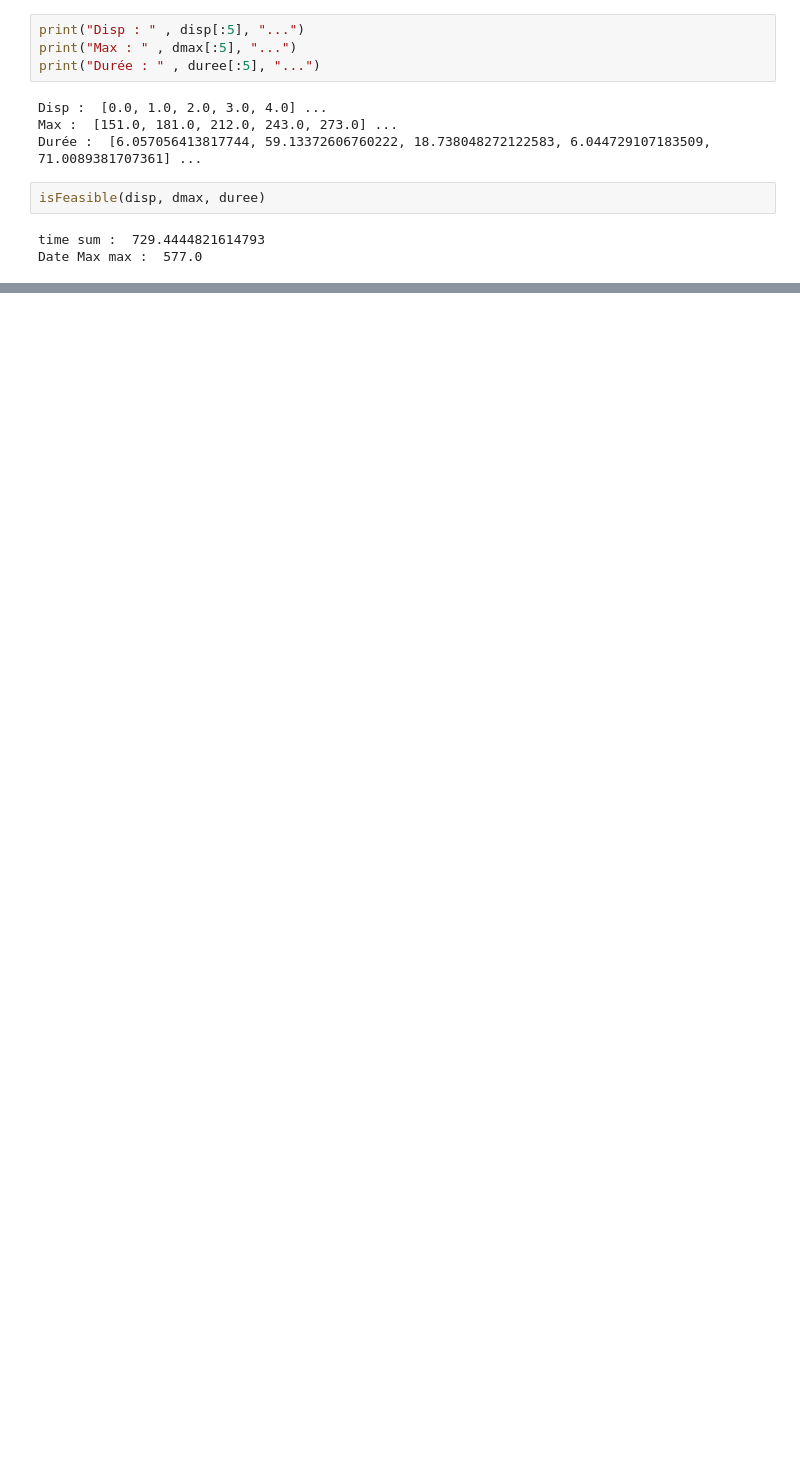
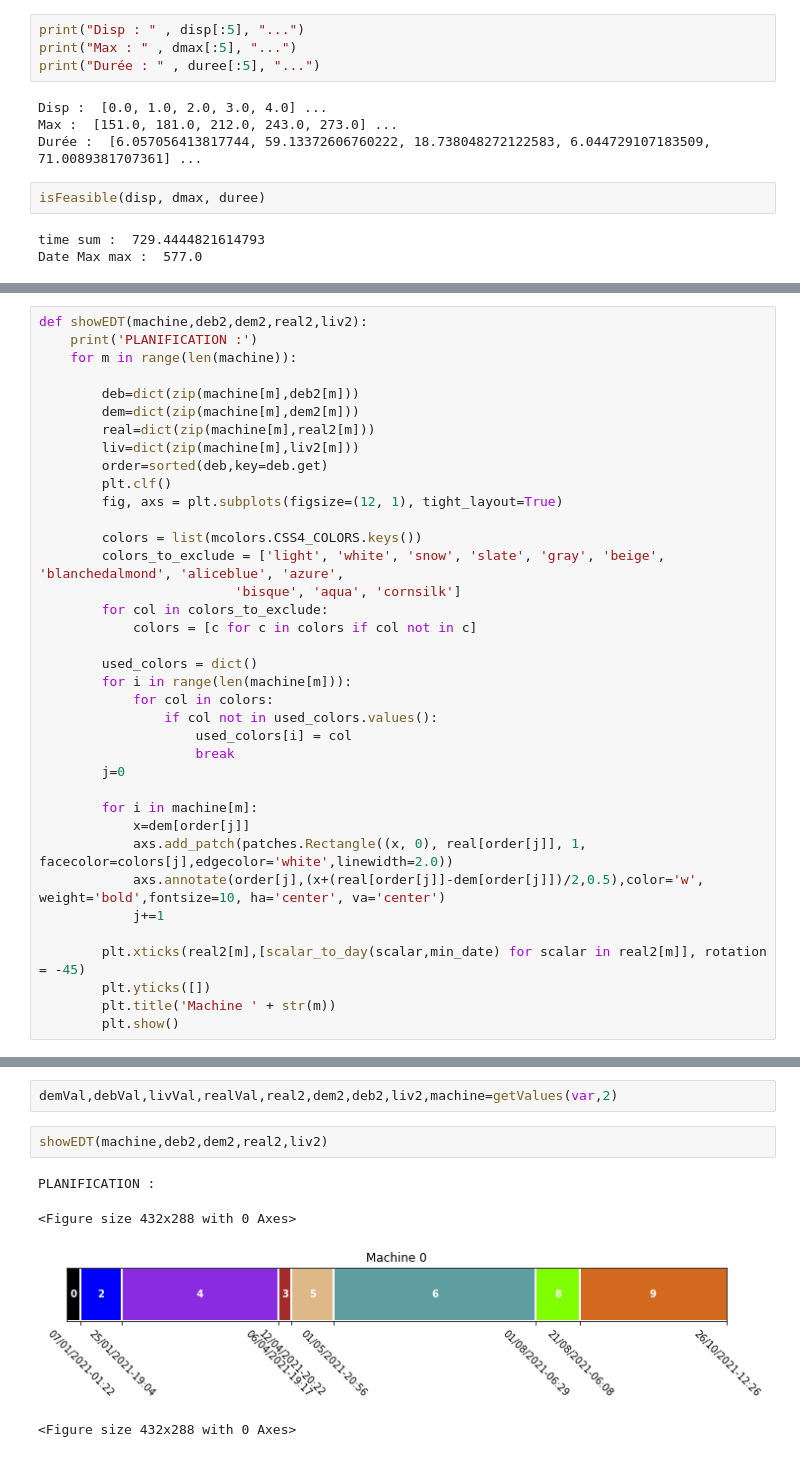
Before and after one commit to TinoMargely/BE-Orano-Scheduling, a Jupyter notebook: Notebook Test - Tino.ipynb, the cells around one changed output, grey strips where cells are left out. Saved outputs shown, nothing was run; the diff lists cells and outputs as text; blank space fills up the shorter version.

```diff
--- a/Notebook Test - Tino.ipynb
+++ b/Notebook Test - Tino.ipynb
@@ -324,0 +336,37 @@ x_(12,_9,_1) 0.0
+# %%
+def showEDT(machine,deb2,dem2,real2,liv2):
+    print('PLANIFICATION :')
+    for m in range(len(machine)):
+
+        deb=dict(zip(machine[m],deb2[m]))
+        dem=dict(zip(machine[m],dem2[m]))
+        real=dict(zip(machine[m],real2[m]))
+        liv=dict(zip(machine[m],liv2[m]))
+        order=sorted(deb,key=deb.get)
+        plt.clf()
+        fig, axs = plt.subplots(figsize=(12, 1), tight_layout=True)
+
+        colors = list(mcolors.CSS4_COLORS.keys())
+        colors_to_exclude = ['light', 'white', 'snow', 'slate', 'gray', 'beige', 'blanchedalmond', 'aliceblue', 'azure',
+                         'bisque', 'aqua', 'cornsilk']
+        for col in colors_to_exclude:
+            colors = [c for c in colors if col not in c]
+
+        used_colors = dict()
+        for i in range(len(machine[m])):
+            for col in colors:
+                if col not in used_colors.values():
+                    used_colors[i] = col
+                    break
+        j=0
+
+        for i in machine[m]:
+            x=dem[order[j]]
+            axs.add_patch(patches.Rectangle((x, 0), real[order[j]], 1, facecolor=colors[j],edgecolor='white',linewidth=2.0))
+            axs.annotate(order[j],(x+(real[order[j]]-dem[order[j]])/2,0.5),color='w', weight='bold',fontsize=10, ha='center', va='center')
+            j+=1
+
+        plt.xticks(real2[m],[scalar_to_day(scalar,min_date) for scalar in real2[m]], rotation = -45)
+        plt.yticks([])
+        plt.title('Machine ' + str(m))
+        plt.show()
@@ -324,0 +397,9 @@ x_(12,_9,_1) 0.0
+# %%
+demVal,debVal,livVal,realVal,real2,dem2,deb2,liv2,machine=getValues(var,2)
+# %%
+showEDT(machine,deb2,dem2,real2,liv2)
+# %% [output]
+PLANIFICATION :
+<Figure size 432x288 with 0 Axes>
+[figure, added]
+<Figure size 432x288 with 0 Axes>
```
Also changed, not shown: parts of 13 cells of this notebook, 1 other file.
